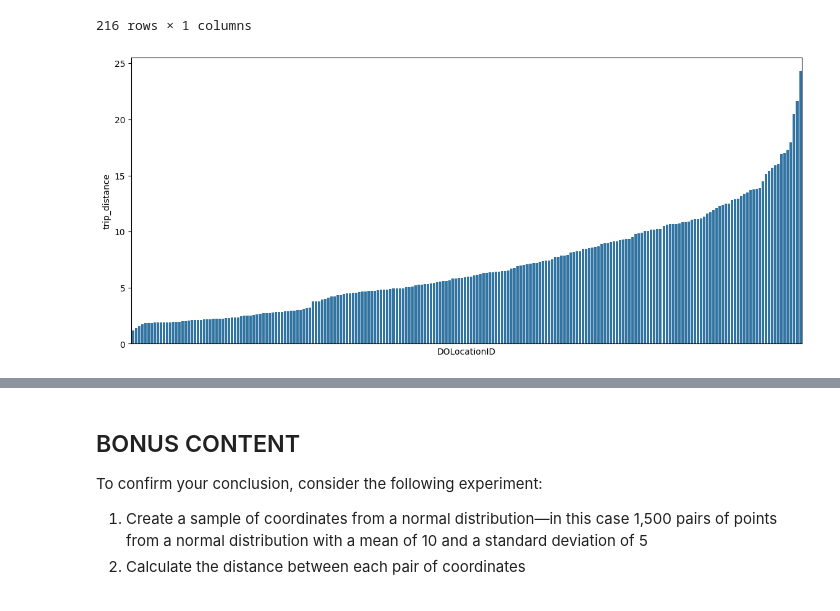
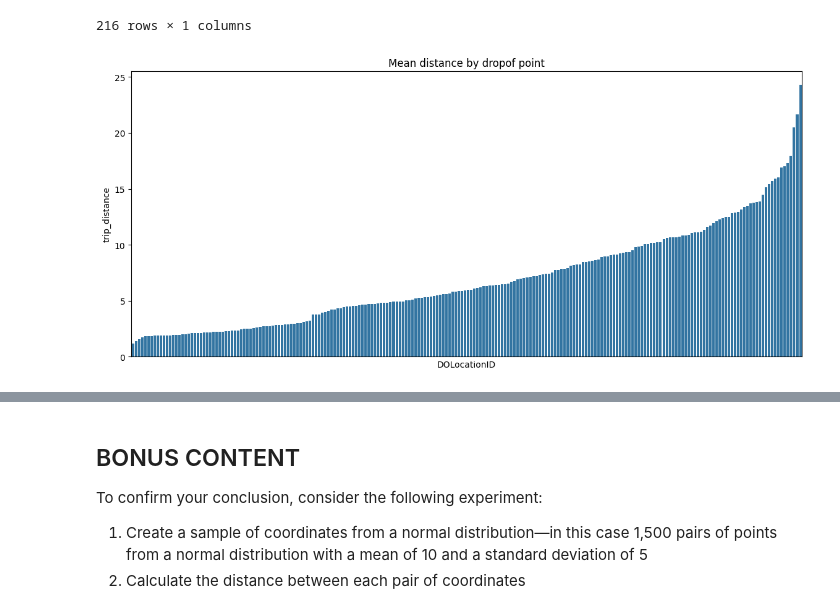
Before and after one commit to amlupenza/EDA_agda_automatidata, a Jupyter notebook: Activity_Course 3 Automatidata project lab.ipynb, the cells around one changed output, grey strips where cells are left out. Cells and saved outputs as stored; diff of their text form; code cells hidden in the pictures.

```diff
--- a/Activity_Course 3 Automatidata project lab.ipynb
+++ b/Activity_Course 3 Automatidata project lab.ipynb
@@ -652,7 +657,8 @@ mean_distance_by_do
 # %%
 plt.figure(figsize=(14,6))
 sns.barplot(data=mean_distance_by_do, y='trip_distance', x='DOLocationID',order=mean_distance_by_do.index)
+plt.title('Mean distance by dropof point')
 plt.xticks([])
 plt.show()
 # %% [output]
-[figure, old version]
+[figure, new version]
```
Also changed, not shown: parts of 20 cells of this notebook.
